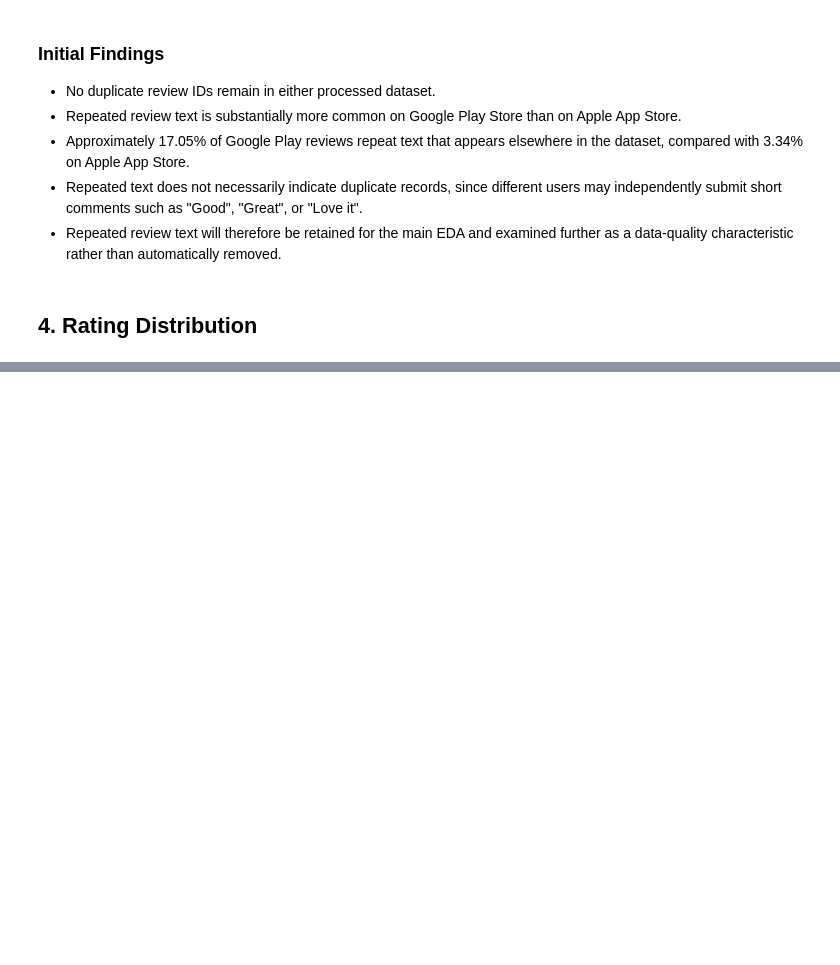
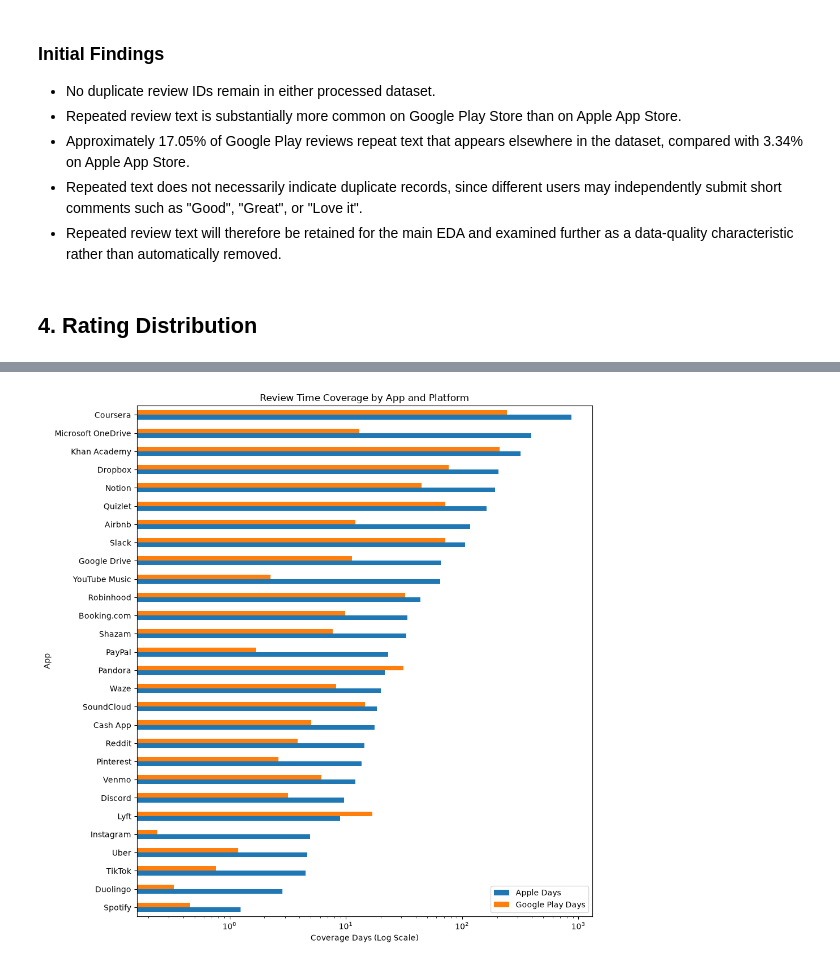
Before and after one commit to olizzh0105/review-data-source-analysis, a Jupyter notebook: notebooks/01_data_quality.ipynb, the cells around one changed output, grey strips where cells are left out. Cells and saved outputs as stored; diff of their text form; code cells hidden in the pictures; blank space fills up the shorter version.

```diff
--- a/notebooks/01_data_quality.ipynb
+++ b/notebooks/01_data_quality.ipynb
@@ -186,0 +539,16 @@ display(rating_summary)
+# %%
+date_comparison.sort_values(
+    "Apple Days"
+).plot(
+    kind="barh",
+    figsize=(10, 10)
+)
+
+plt.title("Review Time Coverage by App and Platform")
+plt.xlabel("Coverage Days (Log Scale)")
+plt.ylabel("App")
+plt.xscale("log")
+plt.tight_layout()
+plt.show()
+# %% [output]
+[figure, added]
```
Also changed, not shown: parts of 25 cells of this notebook.
